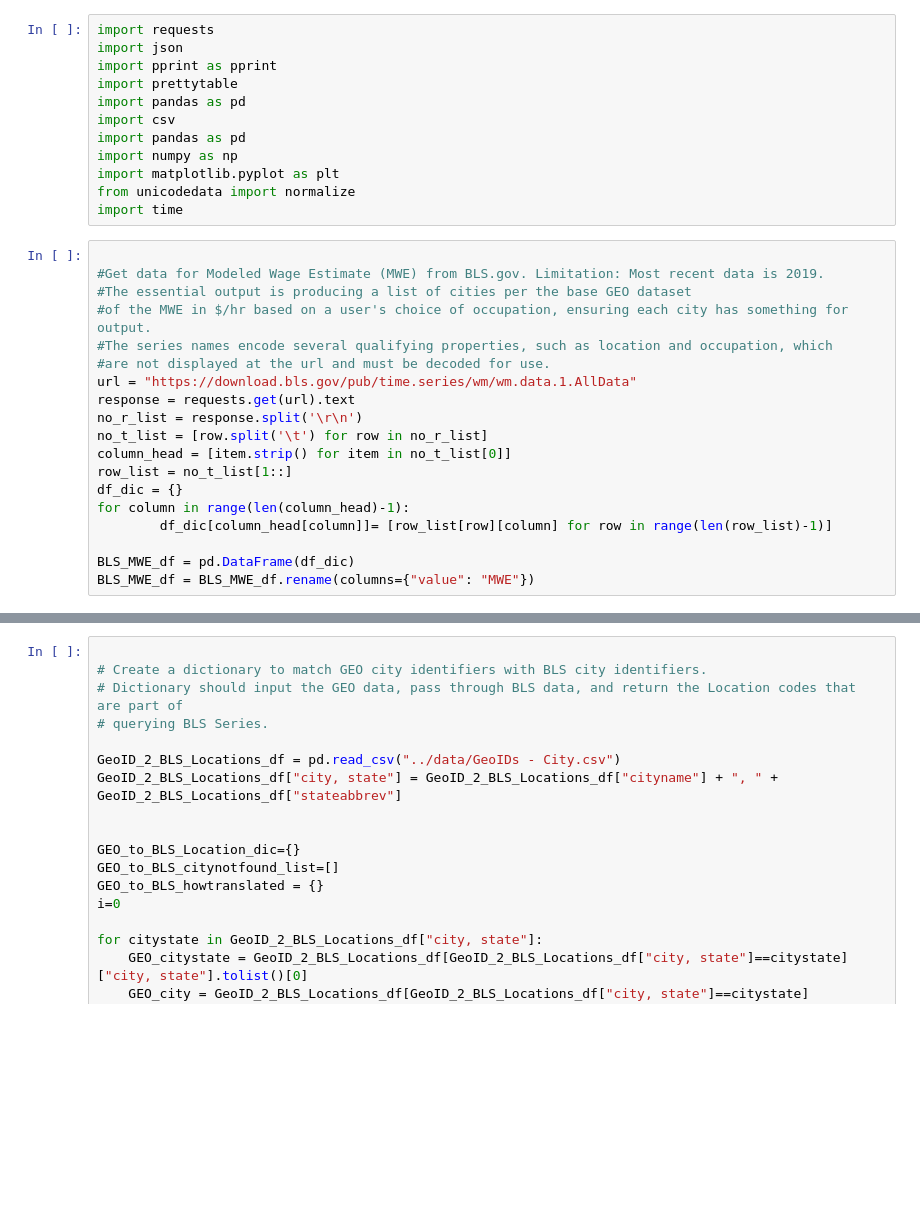
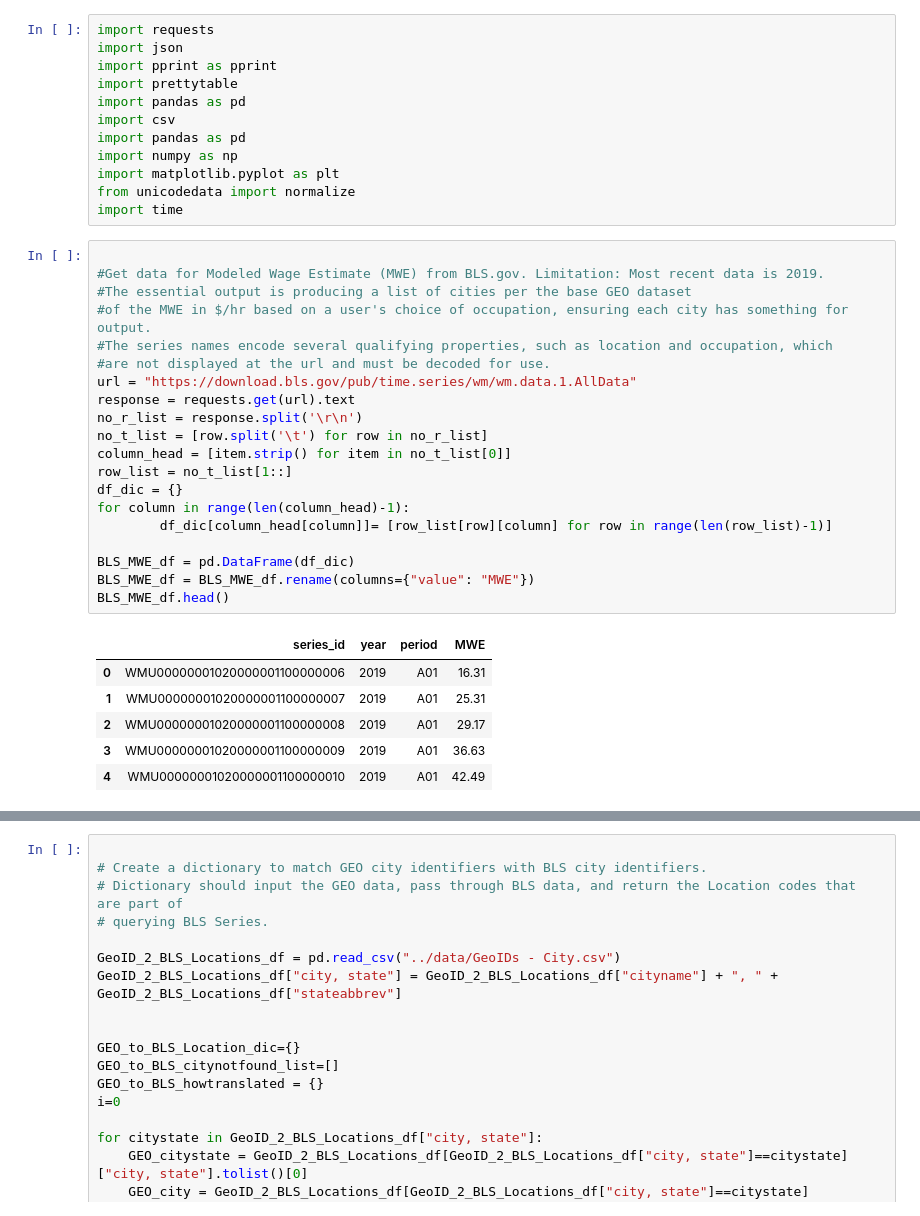
Before and after one commit to Loki-codes/Greener-Pastures, a Jupyter notebook: BLS_Data/BLS_final.ipynb, the cells around one changed output, grey strips where cells are left out. Drawn from its saved outputs; the diff is of its cells as text; blank space fills up the shorter version.

```diff
--- a/BLS_Data/BLS_final.ipynb
+++ b/BLS_Data/BLS_final.ipynb
@@ -13,21 +13,29 @@ import time
 # %%
 
 #Get data for Modeled Wage Estimate (MWE) from BLS.gov. Limitation: Most recent data is 2019.
 #The essential output is producing a list of cities per the base GEO dataset
 #of the MWE in $/hr based on a user's choice of occupation, ensuring each city has something for output.
 #The series names encode several qualifying properties, such as location and occupation, which
 #are not displayed at the url and must be decoded for use.
 url = "https://download.bls.gov/pub/time.series/wm/wm.data.1.AllData"
 response = requests.get(url).text
 no_r_list = response.split('\r\n')
 no_t_list = [row.split('\t') for row in no_r_list]
 column_head = [item.strip() for item in no_t_list[0]]
 row_list = no_t_list[1::]
 df_dic = {}
 for column in range(len(column_head)-1):
         df_dic[column_head[column]]= [row_list[row][column] for row in range(len(row_list)-1)]
 
 BLS_MWE_df = pd.DataFrame(df_dic)
 BLS_MWE_df = BLS_MWE_df.rename(columns={"value": "MWE"})
+BLS_MWE_df.head()
+# %% [output]
+|  | series_id | year | period | MWE |
+| 0 | WMU00000001020000001100000006 | 2019 | A01 | 16.31 |
+| 1 | WMU00000001020000001100000007 | 2019 | A01 | 25.31 |
+| 2 | WMU00000001020000001100000008 | 2019 | A01 | 29.17 |
+| 3 | WMU00000001020000001100000009 | 2019 | A01 | 36.63 |
+| 4 | WMU00000001020000001100000010 | 2019 | A01 | 42.49 |
 # %%
 
```
Also changed, not shown: parts of 4 cells of this notebook.
